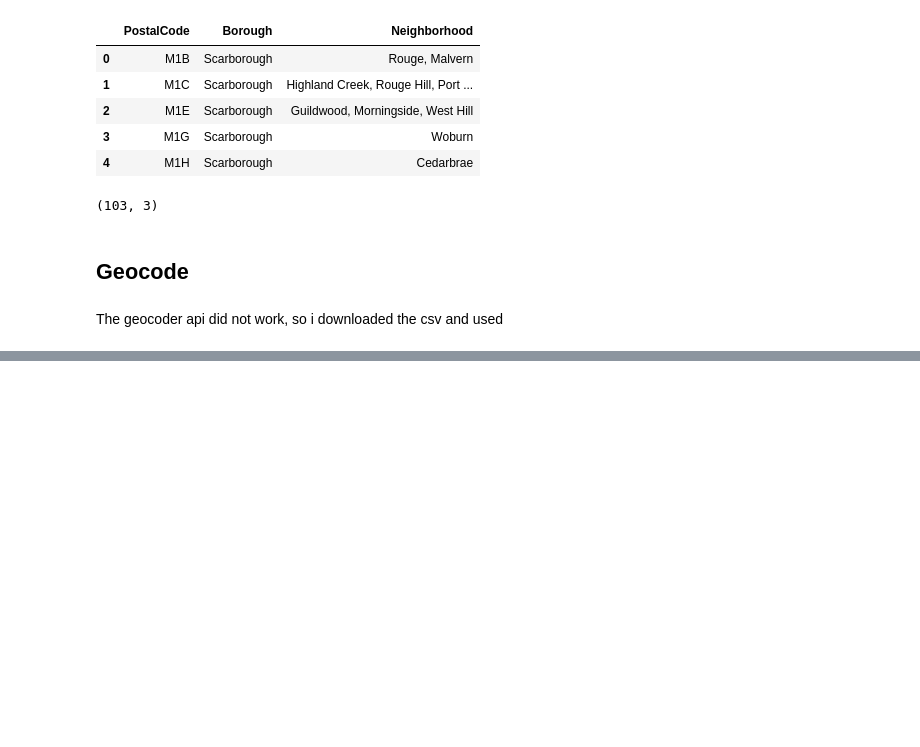
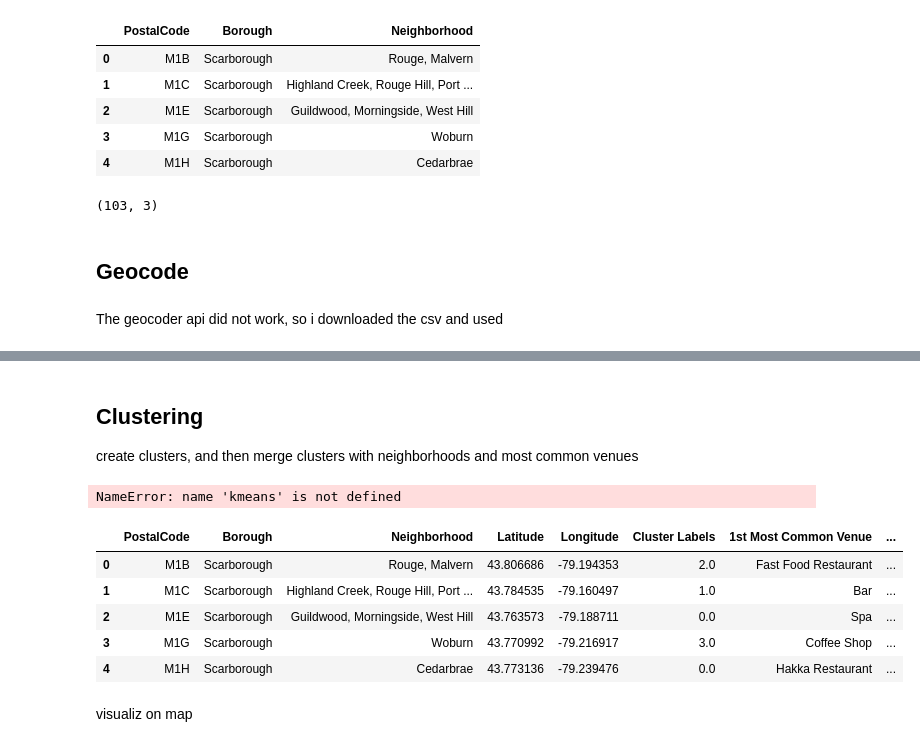
Before and after one commit to aounlutfi/Coursera_Capstone, a Jupyter notebook: scrapping_and_clustering.ipynb, the cells around one changed output, grey strips where cells are left out. Drawn from its saved outputs; the diff is of its cells as text; code cells hidden in the pictures; blank space fills up the shorter version.

```diff
--- a/scrapping_and_clustering.ipynb
+++ b/scrapping_and_clustering.ipynb
@@ -108,0 +416,49 @@ df.head()
+# %% [markdown]
+## Clustering
+
+create clusters, and then merge clusters with neighborhoods and most common venues
+# %%
+from sklearn.cluster import KMeans
+import matplotlib.cm as cm
+import matplotlib.colors as colors
+import matplotlib.pyplot as plt
+
+borough_grouped_clustering = borough_grouped.drop('Neighborhood', 1)
+
+Sum_of_squared_distances = []
+K = range(1,15)
+for k in K:
+    km = KMeans(n_clusters=k)
+    km = km.fit(borough_grouped_clustering)
+    Sum_of_squared_distances.append(km.inertia_)
+
+plt.plot(K, Sum_of_squared_distances, 'bx-')
+plt.xlabel('k')
+plt.ylabel('Sum_of_squared_distances')
+plt.title('Elbow Method For Optimal k')
+plt.show()
+# %% [output]
+NameError: name 'kmeans' is not defined
+# %%
+# set number of clusters
+kclusters = 7
+
+# run k-means clustering
+kmeans = KMeans(n_clusters=kclusters, random_state=0).fit(borough_grouped_clustering)
+neighborhoods_venues_sorted.insert(0, 'Cluster Labels', kmeans.labels_)
+
+borough_merged = borough_data
+
+# merge toronto_grouped with toronto_data to add latitude/longitude for each neighborhood
+borough_merged = borough_merged.join(neighborhoods_venues_sorted.set_index('Neighborhood'), on='Neighborhood')
+
+borough_merged.head() # check the last columns!
+# %% [output]
+|  | PostalCode | Borough | Neighborhood | Latitude | Longitude | Cluster Labels | 1st Most Common Venue | ... |
+| 0 | M1B | Scarborough | Rouge, Malvern | 43.806686 | -79.194353 | 2.0 | Fast Food Restaurant | ... |
+| 1 | M1C | Scarborough | Highland Creek, Rouge Hill, Port ... | 43.784535 | -79.160497 | 1.0 | Bar | ... |
+| 2 | M1E | Scarborough | Guildwood, Morningside, West Hill | 43.763573 | -79.188711 | 0.0 | Spa | ... |
+| 3 | M1G | Scarborough | Woburn | 43.770992 | -79.216917 | 3.0 | Coffee Shop | ... |
+| 4 | M1H | Scarborough | Cedarbrae | 43.773136 | -79.239476 | 0.0 | Hakka Restaurant | ... |
+# %% [markdown]
+visualiz on map
```
Also changed, not shown: parts of 41 cells of this notebook, 1 other file.
